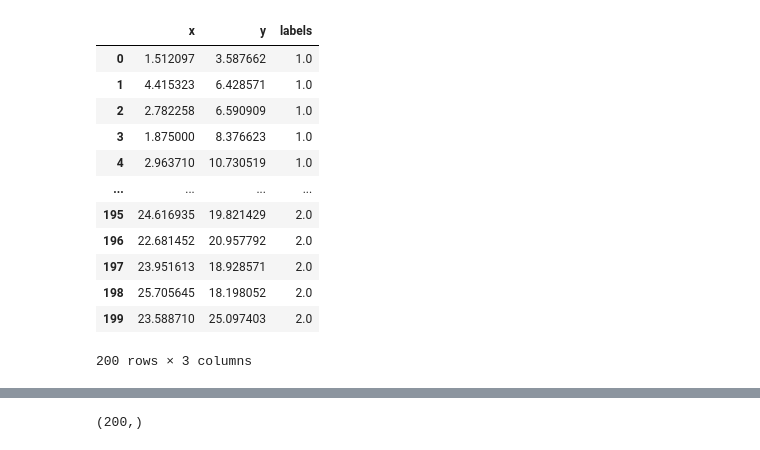
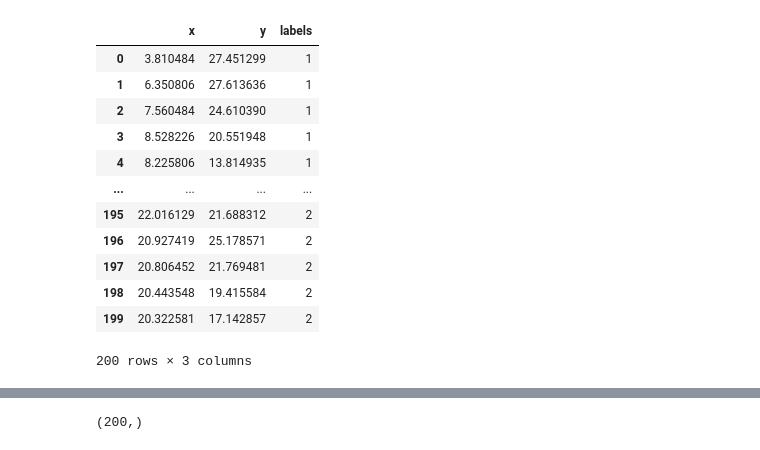
Before and after one commit to biswajit-github-2022/RKMVERI_2ND, a Jupyter notebook: class/ML/SS_assignments_3/perceptron_2d_data_ayantanu_laha_version_no_1.ipynb, the cells around one changed output, grey strips where cells are left out. Drawn from its saved outputs; the diff is of its cells as text; code cells hidden in the pictures.

```diff
--- a/class/ML/SS_assignments_3/perceptron_2d_data_ayantanu_laha_version_no_1.ipynb
+++ b/class/ML/SS_assignments_3/perceptron_2d_data_ayantanu_laha_version_no_1.ipynb
@@ -3,21 +3,21 @@ import pandas as pd
 import numpy as np
 import matplotlib.pyplot as plt
 # %%
-dataset=pd.read_csv('annotated_points_np_200.csv')
+dataset=pd.read_csv('annotated_points_np_201.csv')
 dataset
 # %% [output]
 |  | x | y | labels |
-| 0 | 1.512097 | 3.587662 | 1.0 |
-| 1 | 4.415323 | 6.428571 | 1.0 |
-| 2 | 2.782258 | 6.590909 | 1.0 |
-| 3 | 1.875000 | 8.376623 | 1.0 |
-| 4 | 2.963710 | 10.730519 | 1.0 |
+| 0 | 3.810484 | 27.451299 | 1 |
+| 1 | 6.350806 | 27.613636 | 1 |
+| 2 | 7.560484 | 24.610390 | 1 |
+| 3 | 8.528226 | 20.551948 | 1 |
+| 4 | 8.225806 | 13.814935 | 1 |
 | ... | ... | ... | ... |
-| 195 | 24.616935 | 19.821429 | 2.0 |
-| 196 | 22.681452 | 20.957792 | 2.0 |
-| 197 | 23.951613 | 18.928571 | 2.0 |
-| 198 | 25.705645 | 18.198052 | 2.0 |
-| 199 | 23.588710 | 25.097403 | 2.0 |
+| 195 | 22.016129 | 21.688312 | 2 |
+| 196 | 20.927419 | 25.178571 | 2 |
+| 197 | 20.806452 | 21.769481 | 2 |
+| 198 | 20.443548 | 19.415584 | 2 |
+| 199 | 20.322581 | 17.142857 | 2 |
 200 rows × 3 columns
 # %%
 dataset.labels[dataset.labels==2]=-1
```
Also changed, not shown: parts of 5 cells of this notebook.
